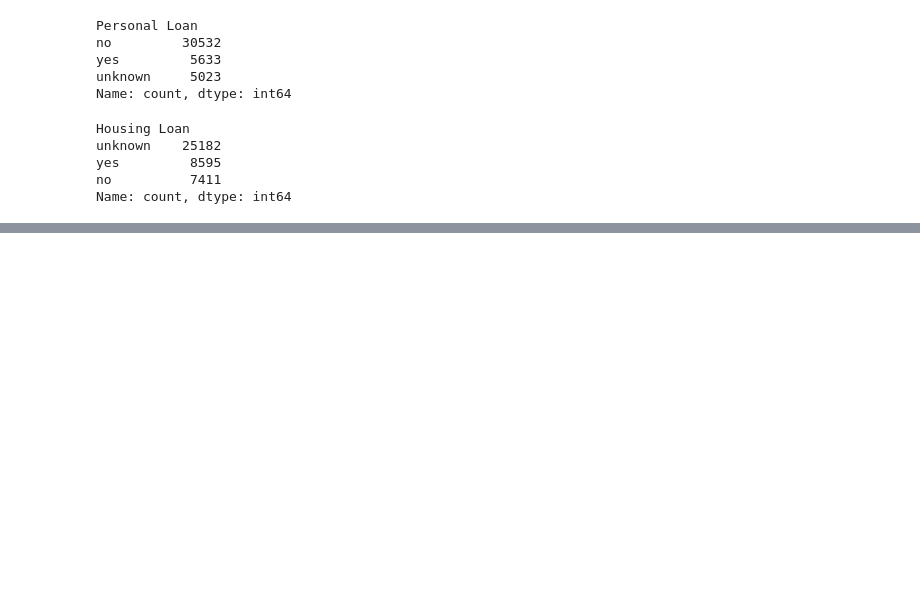
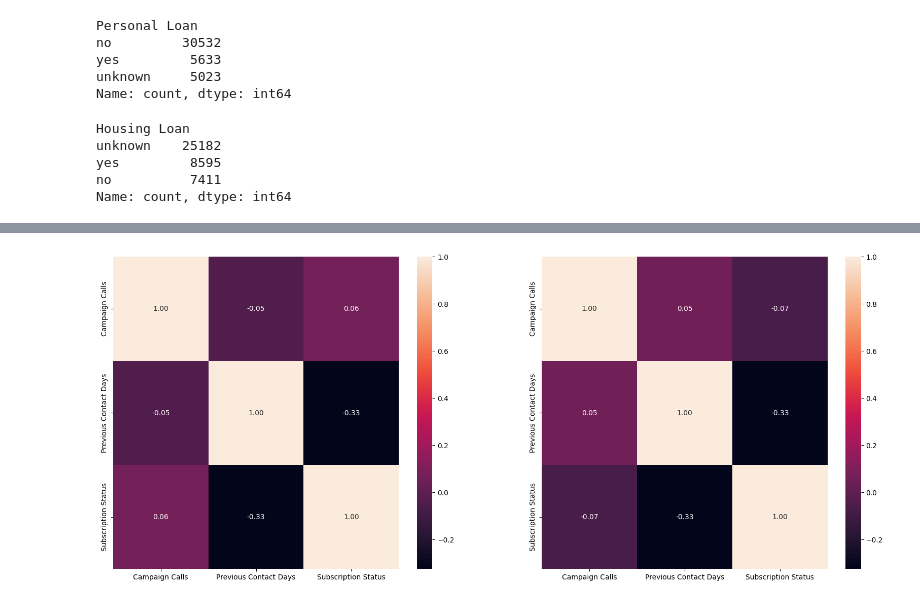
Before and after one commit to JadeWong00/AI-SOLUTION-DEVELOPMENT-PROJECT, a Jupyter notebook: eda.ipynb, the cells around one changed output, grey strips where cells are left out. Drawn from its saved outputs; the diff is of its cells as text; code cells hidden in the pictures; blank space fills up the shorter version.

```diff
--- a/eda.ipynb
+++ b/eda.ipynb
@@ -137,3 +141,12 @@ unknown    25182
 yes         8595
 no          7411
 Name: count, dtype: int64
+# %%
+df_copy = df_drop_dups
+df_copy['Subscription Status'] = df_copy['Subscription Status'].replace({ "no" : 0, "yes": 1 })
+
+df_negative_calls = df_copy[df_copy["Campaign Calls"] < 0]
+df_positive_calls = df_copy[df_copy["Campaign Calls"] >= 0]
+# %%
+df_negative_calls.drop(columns=["Client ID", "Age"], inplace=True)
+df_positive_calls.drop(columns=["Client ID", "Age"], inplace=True)
@@ -139,0 +162,10 @@ Name: count, dtype: int64
+# %%
+import seaborn as sns
+import matplotlib.pyplot as plt
+
+fig, ax = plt.subplots(1,2 , figsize=(20, 8))
+sns.heatmap(df_negative_calls.corr(numeric_only=True), annot=True, fmt=".2f", ax=ax[0])
+sns.heatmap(df_positive_calls.corr(numeric_only=True), annot=True, fmt=".2f", ax=ax[1])
+fig.show()
+# %% [output]
+[figure, added]
```
Also changed, not shown: parts of 28 cells of this notebook.
